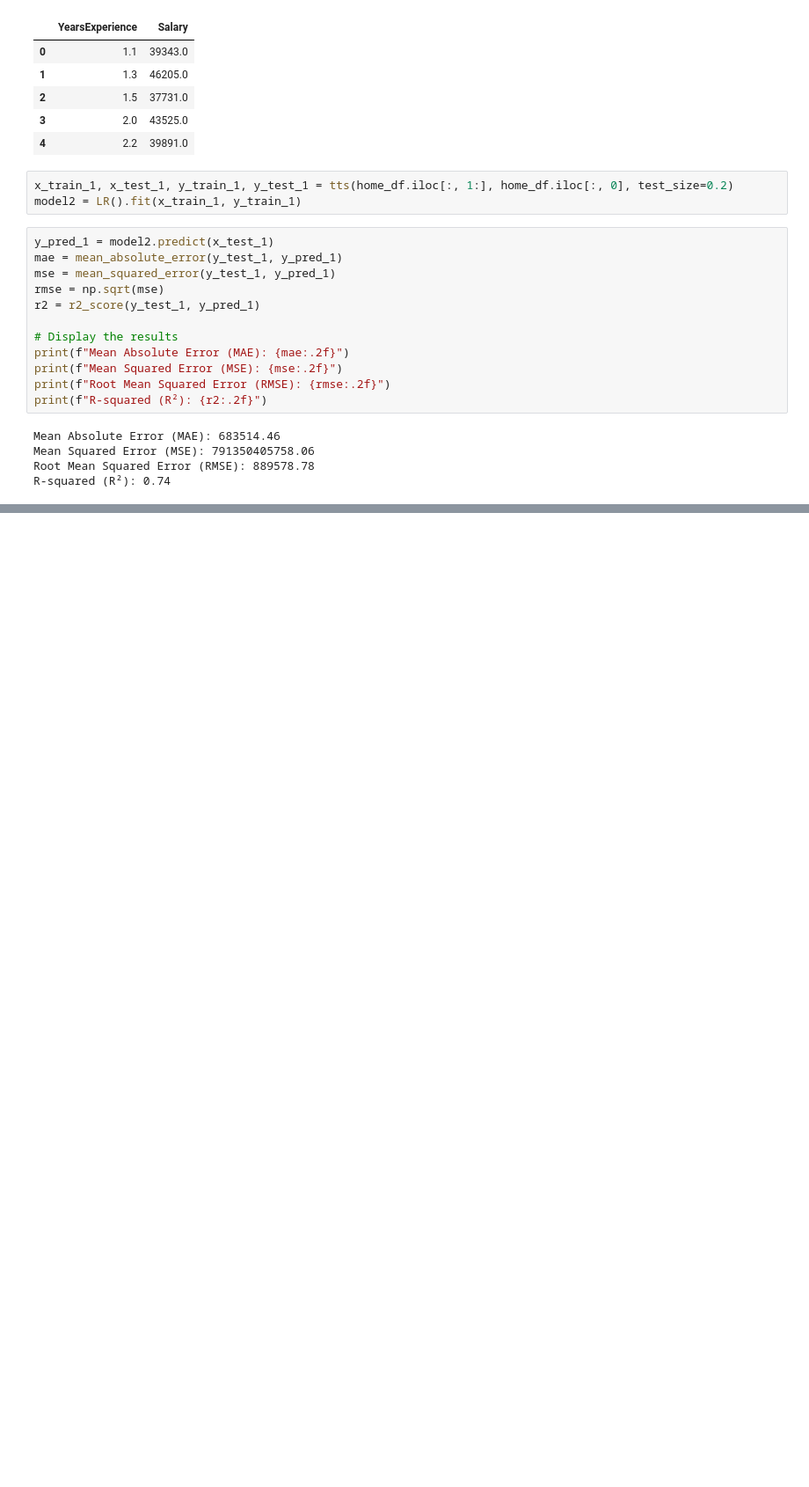
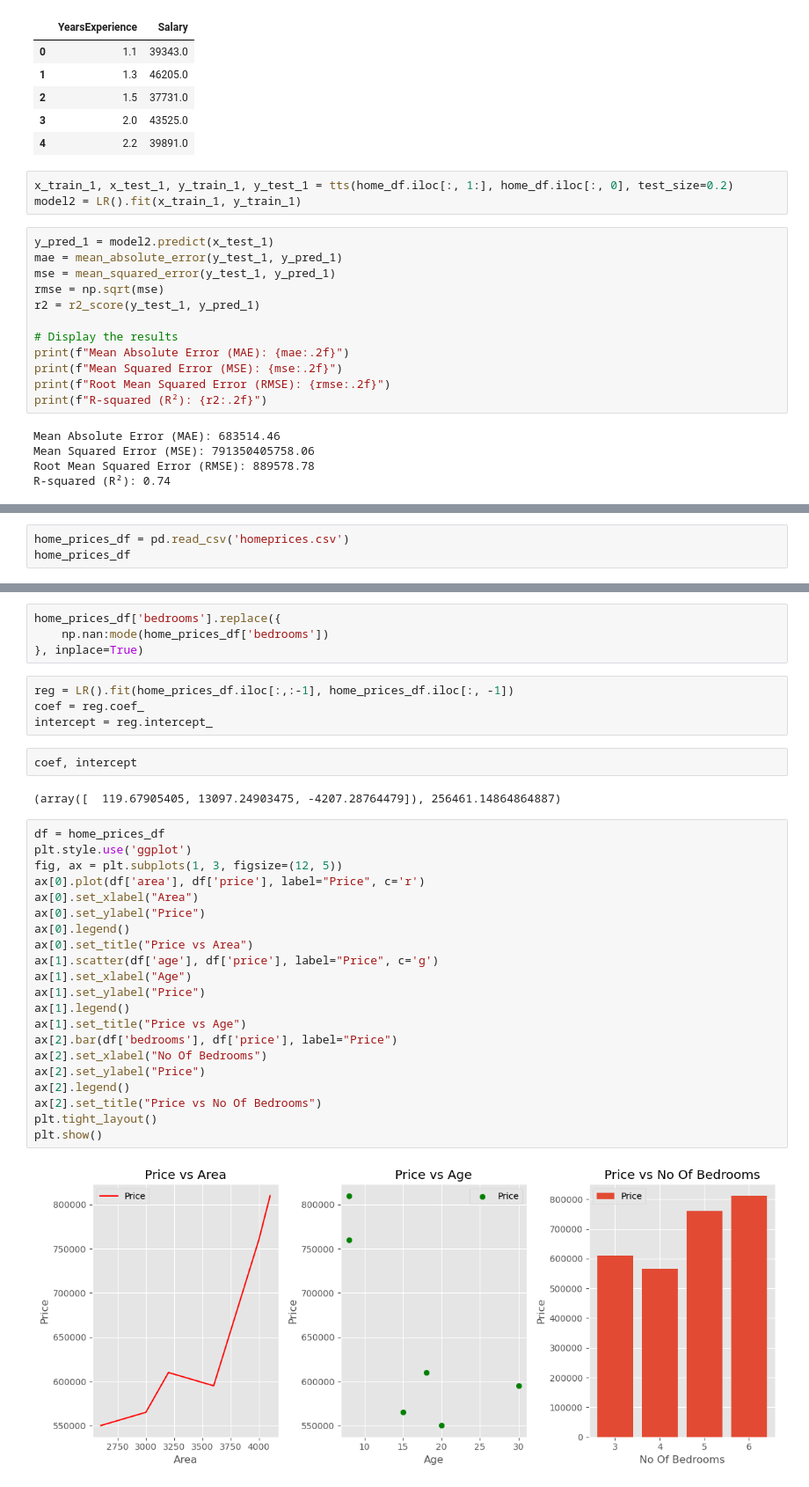
Before and after one commit to sainathdora/MLDS_Internal, a Jupyter notebook: Untitled.ipynb, the cells around one changed output, grey strips where cells are left out. Shown: that part at 88% size. Cells and saved outputs as stored; diff of their text form; blank space fills up the shorter version.

```diff
--- a/Untitled.ipynb
+++ b/Untitled.ipynb
@@ -186,0 +190,3 @@ R-squared (R²): 0.74
+# %%
+home_prices_df = pd.read_csv('homeprices.csv')
+home_prices_df
@@ -186,0 +201,35 @@ R-squared (R²): 0.74
+# %%
+home_prices_df['bedrooms'].replace({
+    np.nan:mode(home_prices_df['bedrooms'])
+}, inplace=True)
+# %%
+reg = LR().fit(home_prices_df.iloc[:,:-1], home_prices_df.iloc[:, -1])
+coef = reg.coef_
+intercept = reg.intercept_
+# %%
+coef, intercept
+# %% [output]
+(array([  119.67905405, 13097.24903475, -4207.28764479]), 256461.14864864887)
+# %%
+df = home_prices_df
+plt.style.use('ggplot')
+fig, ax = plt.subplots(1, 3, figsize=(12, 5))
+ax[0].plot(df['area'], df['price'], label="Price", c='r')
+ax[0].set_xlabel("Area")
+ax[0].set_ylabel("Price")
+ax[0].legend()
+ax[0].set_title("Price vs Area")
+ax[1].scatter(df['age'], df['price'], label="Price", c='g')
+ax[1].set_xlabel("Age")
+ax[1].set_ylabel("Price")
+ax[1].legend()
+ax[1].set_title("Price vs Age")
+ax[2].bar(df['bedrooms'], df['price'], label="Price")
+ax[2].set_xlabel("No Of Bedrooms")
+ax[2].set_ylabel("Price")
+ax[2].legend()
+ax[2].set_title("Price vs No Of Bedrooms")
+plt.tight_layout()
+plt.show()
+# %% [output]
+[figure, added]
```
Also changed, not shown: parts of 3 cells of this notebook, 1 other file.
